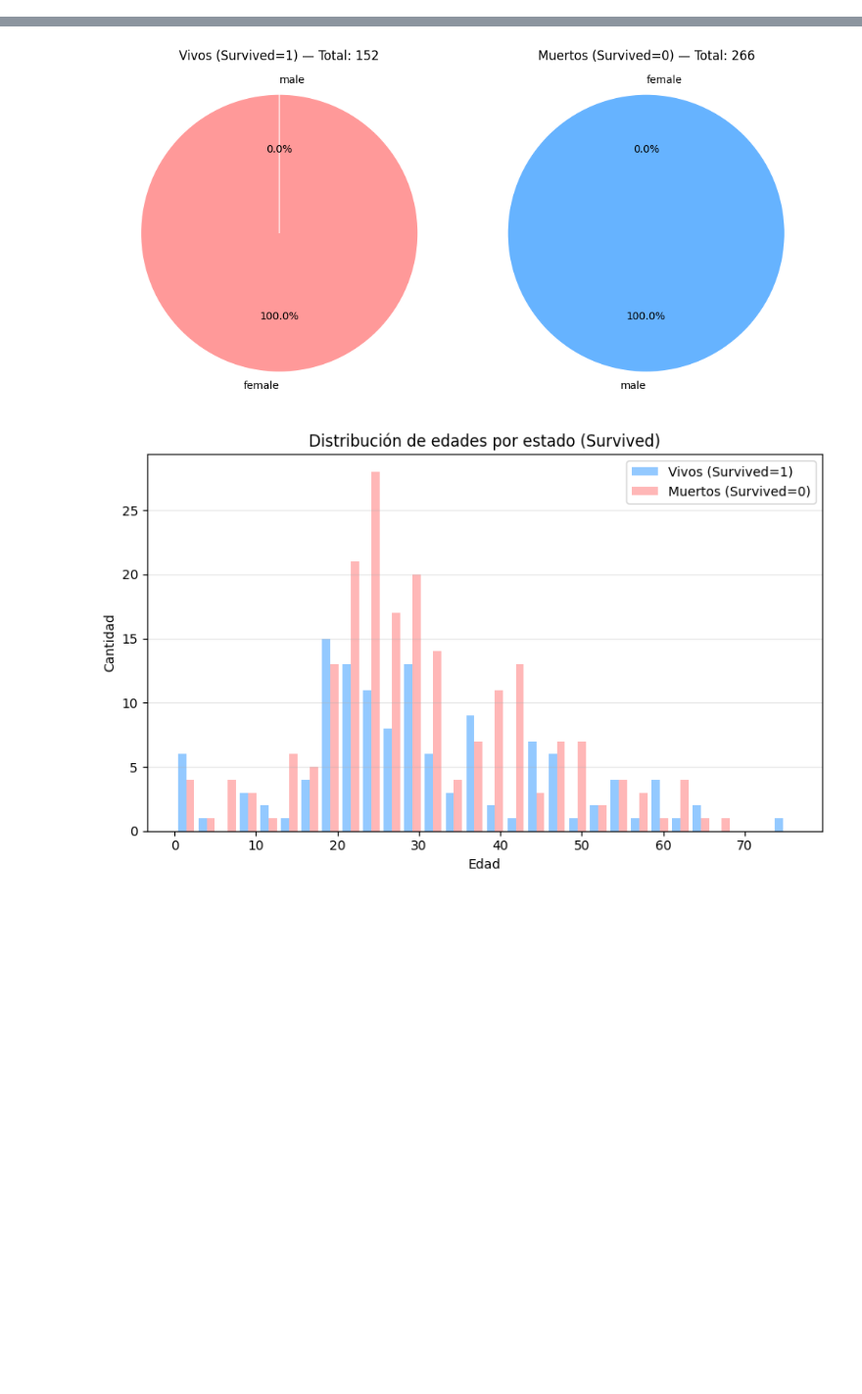
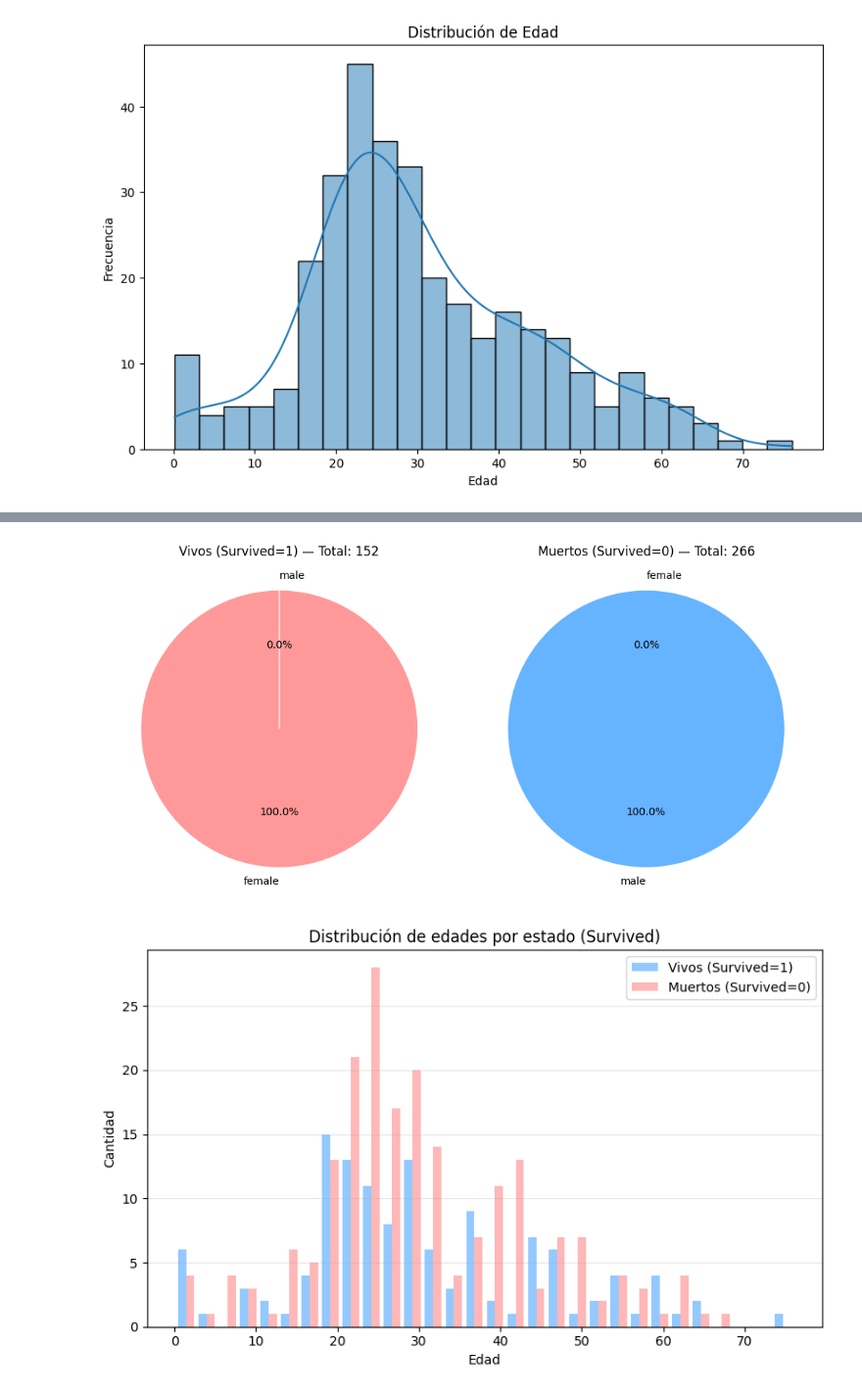
Before and after one commit to SI807-FIIS-UNI/SI807_Cloud_BI_2025, a Jupyter notebook: grupo06_scotiabank/Mini_Proyecto/notebooks/visualizacion.ipynb, the cells around one changed output, grey strips where cells are left out. Shown at 98% size. Drawn from its saved outputs; the diff is of its cells as text; code cells hidden in the pictures; blank space fills up the shorter version.

```diff
--- a/grupo06_scotiabank/Mini_Proyecto/notebooks/visualizacion.ipynb
+++ b/grupo06_scotiabank/Mini_Proyecto/notebooks/visualizacion.ipynb
@@ -23,0 +64,12 @@ display(df.head(10))
+# %%
+# 4 Distribución de edades
+plt.figure(figsize=(10, 6))
+sns.histplot(df['Age'].dropna(), bins=25, kde=True)
+plt.title('Distribución de Edad')
+plt.xlabel('Edad')
+plt.ylabel('Frecuencia')
+plt.savefig('../results/dist_edad.png', dpi=300, bbox_inches='tight')
+plt.show()
+plt.close()
+# %% [output]
+[figure, added]
```
Also changed, not shown: parts of 9 cells of this notebook, 7 other files.
